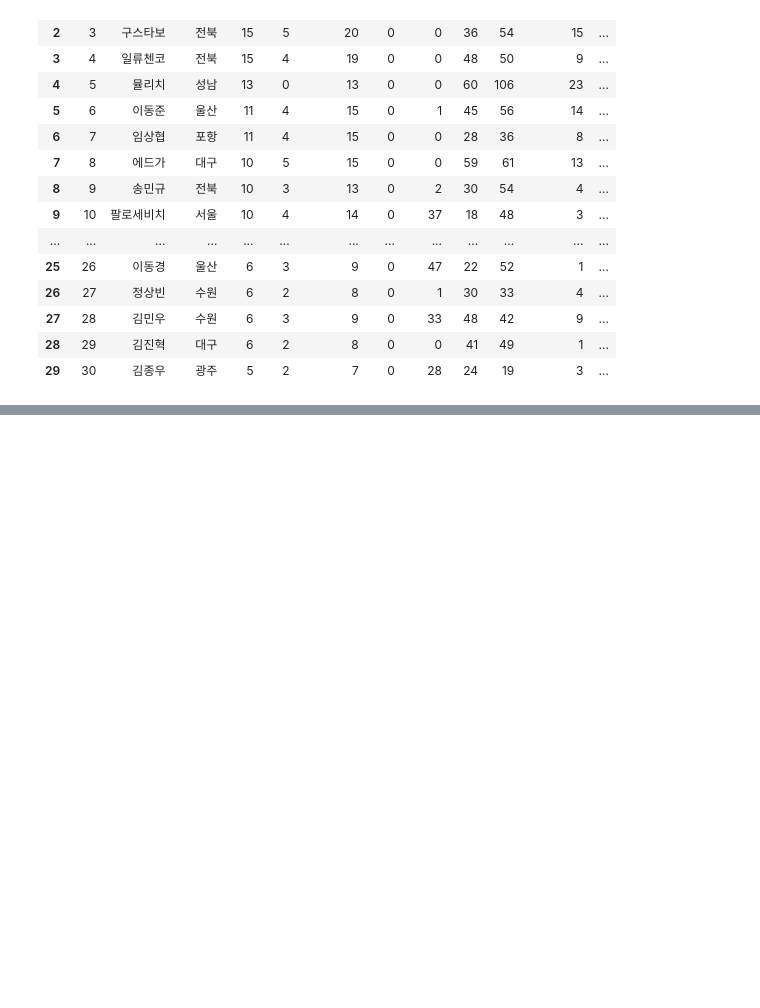
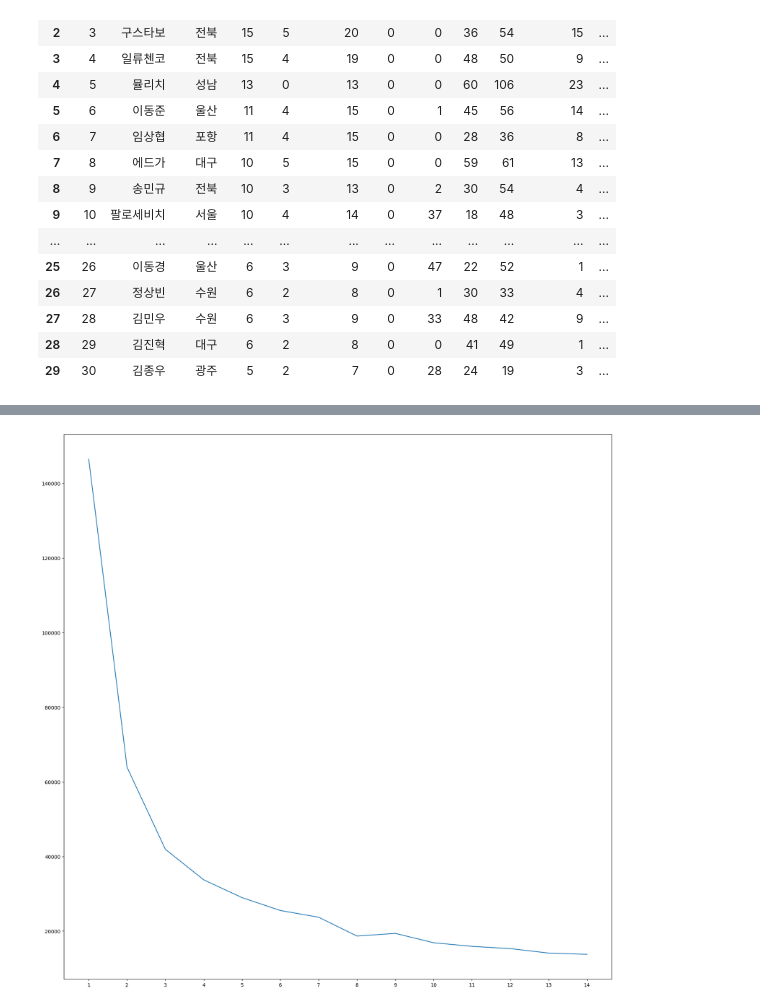
Before and after one commit to jayiuk/k_league_tier, a Jupyter notebook: data_crawling.ipynb, the cells around one changed output, grey strips where cells are left out. Cells and saved outputs as stored; diff of their text form; code cells hidden in the pictures; blank space fills up the shorter version.

```diff
--- a/data_crawling.ipynb
+++ b/data_crawling.ipynb
@@ -34,7 +32,12 @@ import os
 from dotenv import load_dotenv
 load_dotenv(verbose = True)
 path = os.getenv('url')
+r_2018 = pd.read_csv(os.path.join(path, 'ranking_2018.csv'))
+r_2019 = pd.read_csv(os.path.join(path, 'ranking_2019.csv'))
+r_2020 = pd.read_csv(os.path.join(path, 'ranking_2020.csv'))
 r_2021 = pd.read_csv(os.path.join(path, 'ranking_2021.csv'))
+r_2022 = pd.read_csv(os.path.join(path, 'ranking_2022.csv'))
+r_2023 = pd.read_csv(os.path.join(path, 'ranking_2023.csv'))
 r_2021
 # %% [output]
 |  | 순위 | 선수명 | 팀 | 득점 | 도움 | 공격포인트 | 실점 | 코너킥 | 파울 | 슈팅 | 오프사이드 | ... |
@@ -54,3 +57,6 @@ r_2021
 | 27 | 28 | 김민우 | 수원 | 6 | 3 | 9 | 0 | 33 | 48 | 42 | 9 | ... |
 | 28 | 29 | 김진혁 | 대구 | 6 | 2 | 8 | 0 | 0 | 41 | 49 | 1 | ... |
 | 29 | 30 | 김종우 | 광주 | 5 | 2 | 7 | 0 | 28 | 24 | 19 | 3 | ... |
+# %%
+total = pd.concat([r_2018, r_2019, r_2020, r_2021, r_2022, r_2023])
+total
@@ -56,0 +77,3 @@ r_2021
+# %%
+total = total.drop(['순위', '선수명', '팀', '무실점경기', 'Year', '코너킥', '파울', '실점', '오프사이드', '경고', '퇴장', '경기당 기록'], axis = 1)
+total
@@ -56,0 +113,16 @@ r_2021
+# %%
+from sklearn.cluster import KMeans
+ks = range(1, 15)
+inertias = []
+for k in ks:
+    model = KMeans(n_clusters = k)
+    model.fit(total)
+    inertias.append(model.inertia_)
+# %%
+import matplotlib.pyplot as plt
+plt.figure(figsize = (20, 20))
+plt.plot(ks, inertias)
+plt.xticks(ks)
+plt.show()
+# %% [output]
+[figure, added]
```
Also changed, not shown: parts of 5 cells of this notebook, 6 other files.
